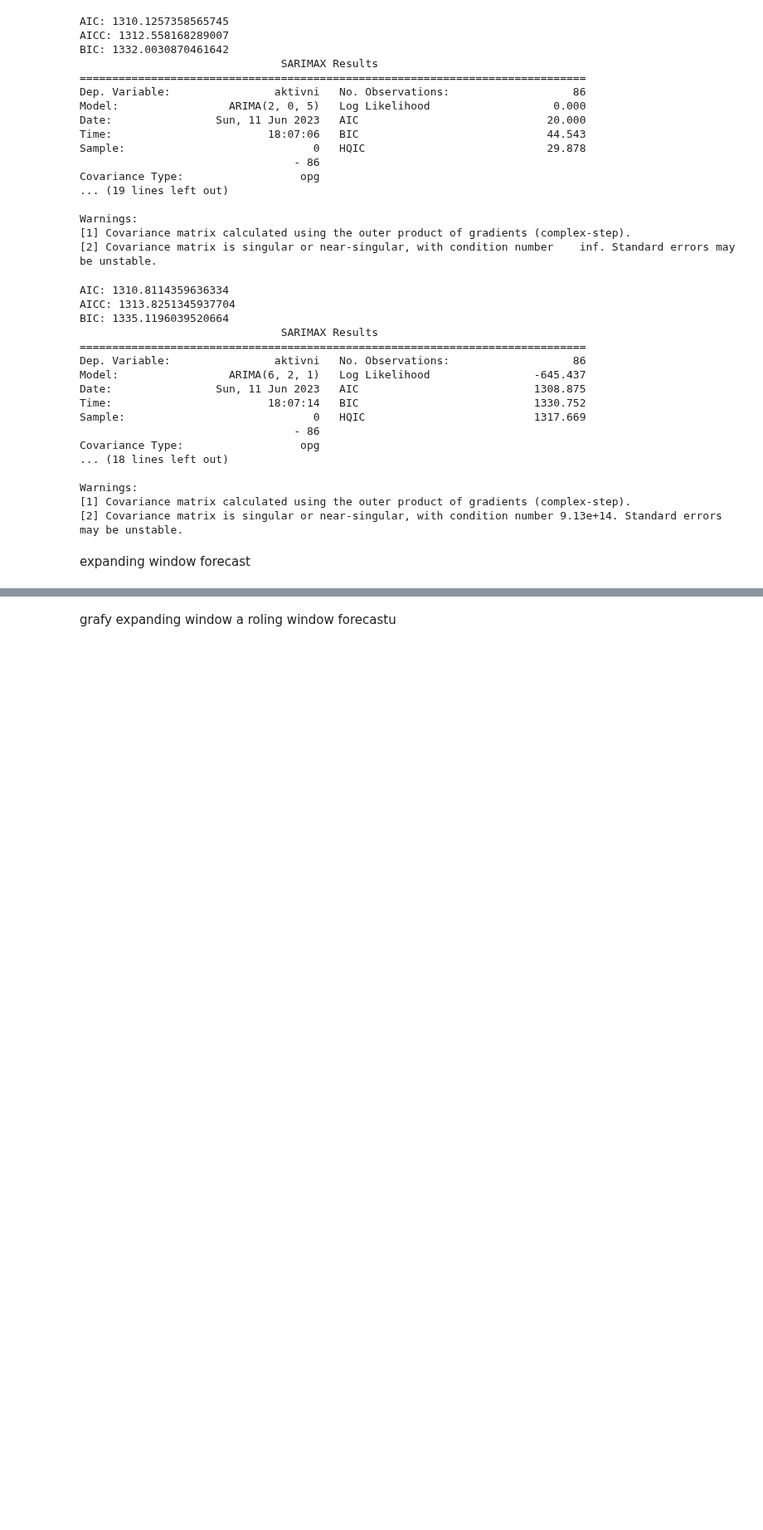
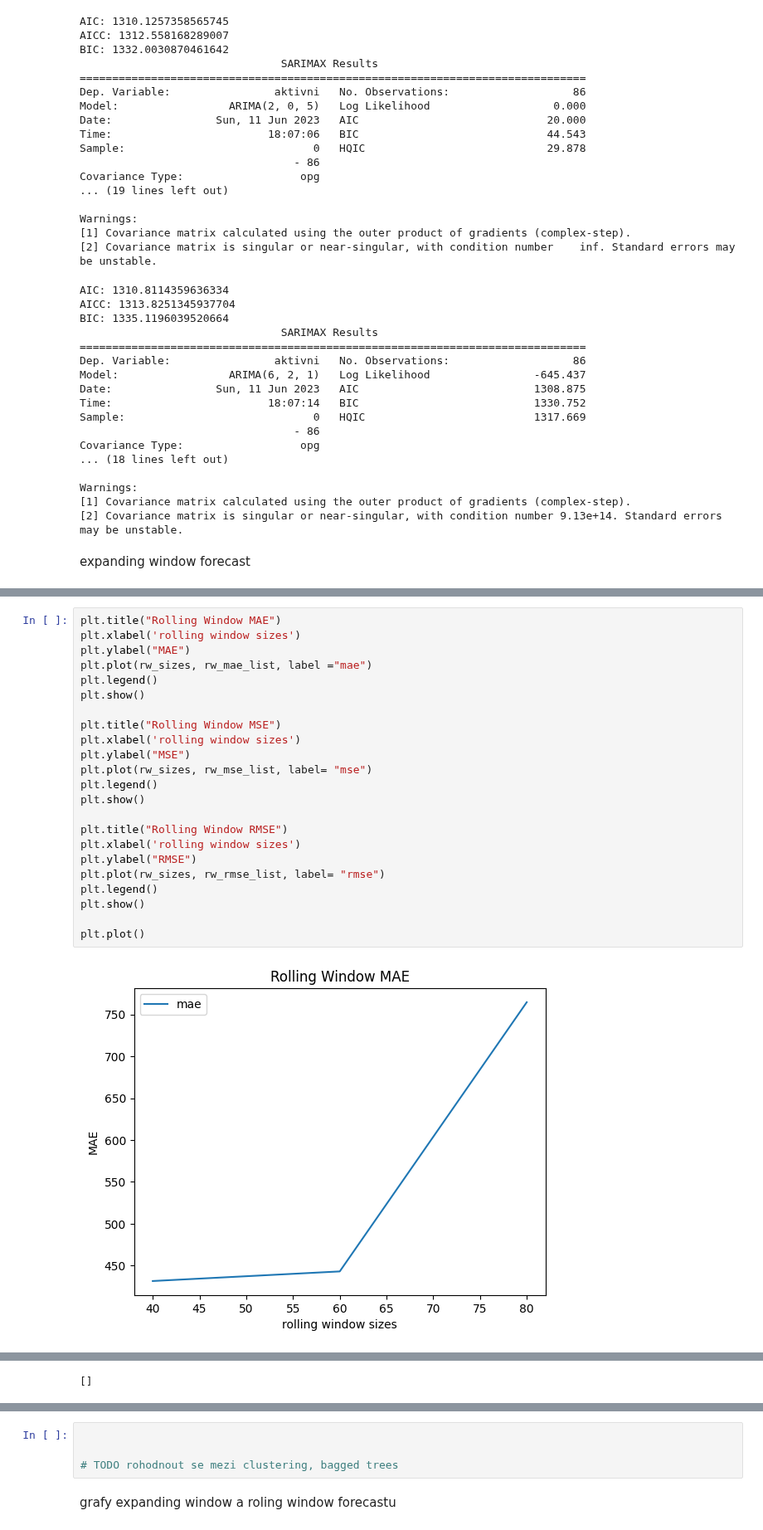
Before and after one commit to HonzaHalik/predikce-nabidky, a Jupyter notebook: modely.ipynb, the cells around one changed output, grey strips where cells are left out. Shown at 83% size. Cells and saved outputs as stored; diff of their text form; blank space fills up the shorter version.

```diff
--- a/modely.ipynb
+++ b/modely.ipynb
@@ -499,0 +508,25 @@ best roling window size: 80
+# %%
+plt.title("Rolling Window MAE")
+plt.xlabel('rolling window sizes')
+plt.ylabel("MAE")
+plt.plot(rw_sizes, rw_mae_list, label ="mae")
+plt.legend()
+plt.show()
+
+plt.title("Rolling Window MSE")
+plt.xlabel('rolling window sizes')
+plt.ylabel("MSE")
+plt.plot(rw_sizes, rw_mse_list, label= "mse")
+plt.legend()
+plt.show()
+
+plt.title("Rolling Window RMSE")
+plt.xlabel('rolling window sizes')
+plt.ylabel("RMSE")
+plt.plot(rw_sizes, rw_rmse_list, label= "rmse")
+plt.legend()
+plt.show()
+
+plt.plot()
+# %% [output]
+[figure, added]
@@ -499,0 +535 @@ best roling window size: 80
+[]
@@ -500,3 +537,7 @@ best roling window size: 80
+# %%
+
+
+# TODO rohodnout se mezi clustering, bagged trees
 # %% [markdown]
 grafy expanding window a roling window forecastu
 # %%
```
Also changed, not shown: parts of 5 cells of this notebook.
